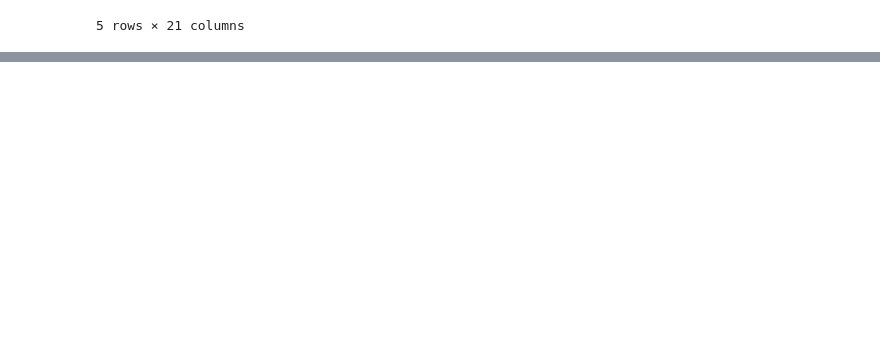
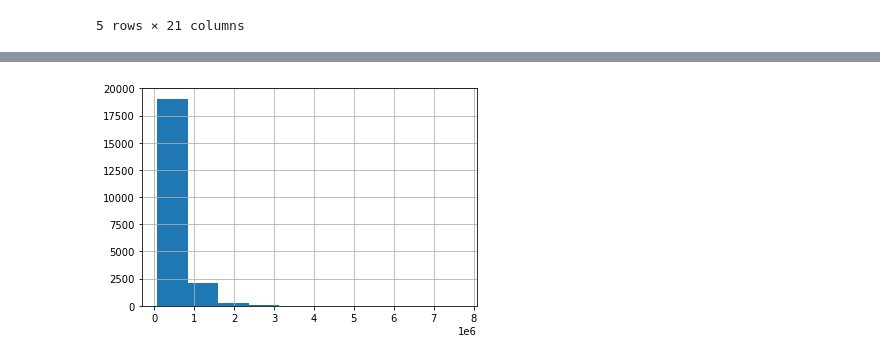
Before and after one commit to ericdnbn/Phase_2_Project, a Jupyter notebook: Final Notebook.ipynb, the cells around one changed output, grey strips where cells are left out. Saved outputs shown, nothing was run; the diff lists cells and outputs as text; code cells hidden in the pictures; blank space fills up the shorter version.

Commit message:
Latest Visualizations

```diff
--- a/Final Notebook.ipynb
+++ b/Final Notebook.ipynb
@@ -56,0 +79,4 @@ df.describe()
+# %%
+df['price'].hist();
+# %% [output]
+[figure, added]
```
Also changed, not shown: parts of 47 cells of this notebook, 9 other files.
